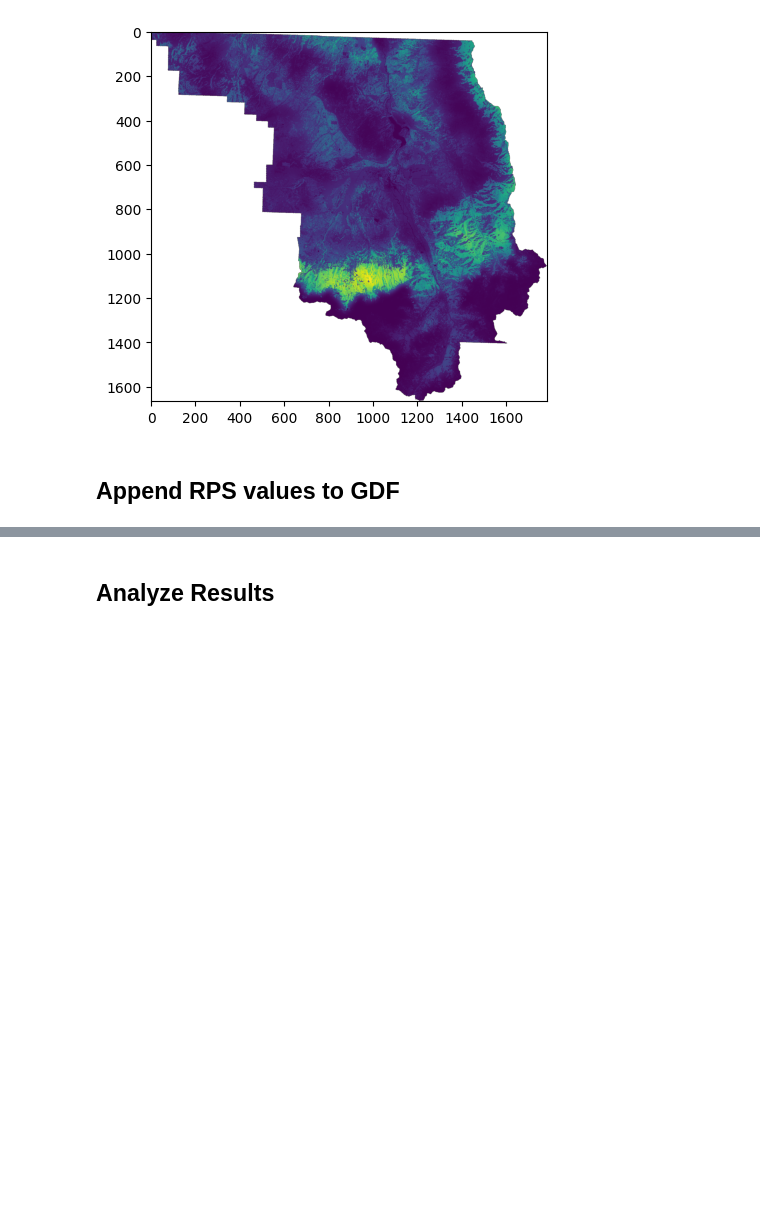
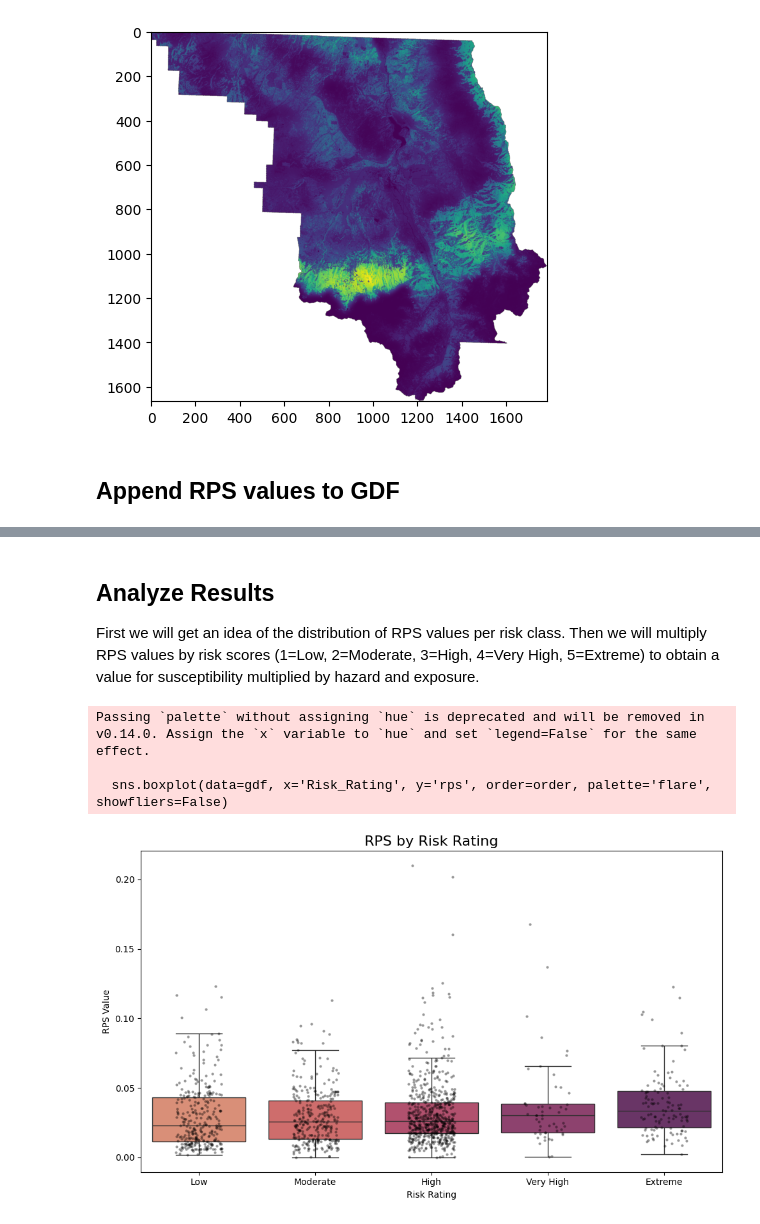
Before and after one commit to bryceayoung/ouray, a Jupyter notebook: post-thesis-work/exposure_overlay.ipynb, the cells around one changed output, grey strips where cells are left out. Saved outputs shown, nothing was run; the diff lists cells and outputs as text; code cells hidden in the pictures; blank space fills up the shorter version.

Commit message:
appended rps and total risk score to gdf and saved as file. Created boxplot

```diff
--- a/post-thesis-work/exposure_overlay.ipynb
+++ b/post-thesis-work/exposure_overlay.ipynb
@@ -234,3 +234,46 @@ gdf.head()
 gdf.to_file(os.path.join(out, 'clusters_risk.gpkg'), driver='GPKG', index=False)
 # %% [markdown]
 ## Analyze Results
+First we will get an idea of the distribution of RPS values per risk class. Then we will multiply RPS values by risk scores (1=Low, 2=Moderate, 3=High, 4=Very High, 5=Extreme) to obtain a value for susceptibility multiplied by hazard and exposure.
+# %%
+# Create int column for risk ratings
+mapping = {
+    'Low': 1,
+    'Moderate': 2,
+    'High': 3,
+    'Very High': 4,
+    'Extreme': 5
+}
+
+gdf['Rating_Score'] = gdf['Risk_Rating'].map(mapping).fillna(1).astype('uint8')
+# Create column multiplying risk ratings by rps
+gdf['RPS*RiskRating'] = gdf['rps'] * gdf['Rating_Score']
+
+# Save to file for mapping in ArcGIS
+gdf.to_file(os.path.join(out, 'clusters_risk.gpkg'), driver='GPKG', index=False)
+# %%
+import seaborn as sns
+import matplotlib.pyplot as plt
+
+# # Set the style
+# sns.set(style="whitegrid")
+
+plt.figure(figsize=(10, 6))
+order = ['Low', 'Moderate', 'High', 'Very High', 'Extreme']
+# Boxplot
+sns.boxplot(data=gdf, x='Risk_Rating', y='rps', order=order, palette='flare', showfliers=False)
+# Jittered points
+sns.stripplot(data=gdf, x='Risk_Rating', y='rps', order=order, color='black', alpha=0.4, jitter=0.2, size=3)
+
+# Labels and title
+plt.title("RPS by Risk Rating", fontsize=16)
+plt.xlabel("Risk Rating")
+plt.ylabel("RPS Value")
+
+plt.tight_layout()
+plt.show()
+# %% [output]
+Passing `palette` without assigning `hue` is deprecated and will be removed in v0.14.0. Assign the `x` variable to `hue` and set `legend=False` for the same effect.
+
+  sns.boxplot(data=gdf, x='Risk_Rating', y='rps', order=order, palette='flare', showfliers=False)
+[figure, added]
```
Also changed, not shown: parts of 2 cells of this notebook.
